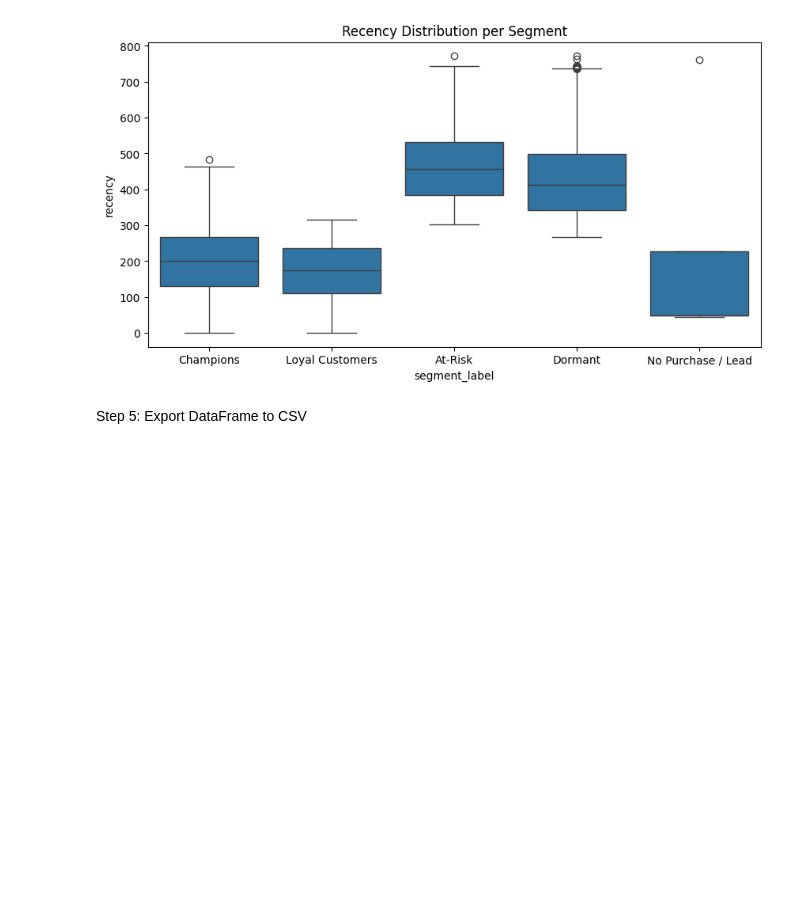
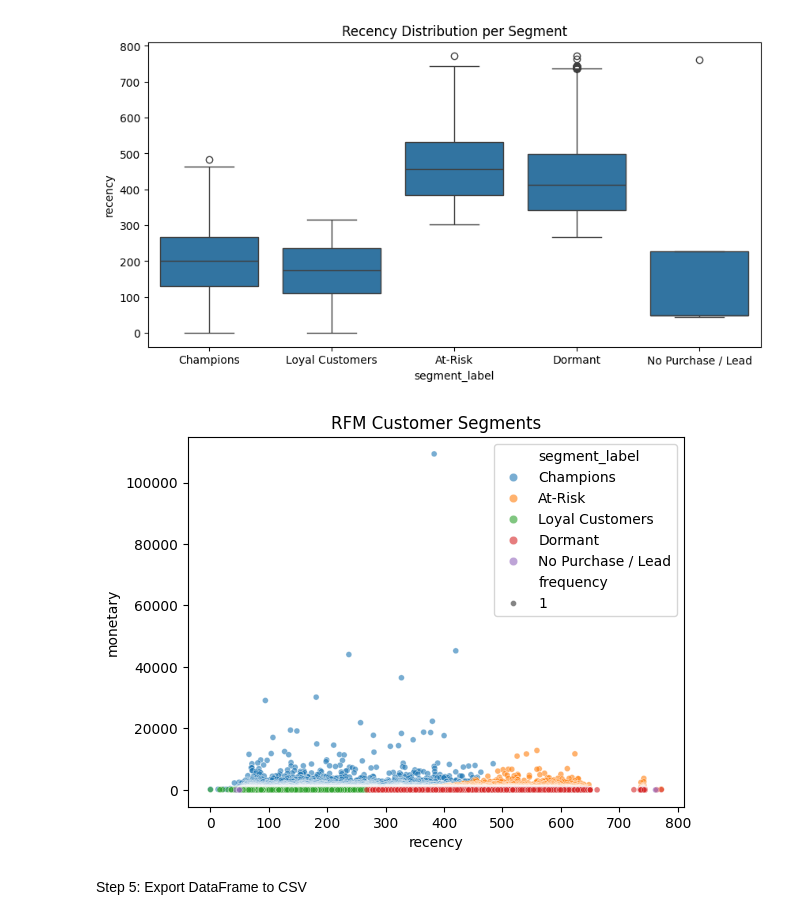
Before and after one commit to onatolumayowa/customer_segmentation, a Jupyter notebook: notebooks/rfm_analysis_and_kmeans_clustering.ipynb, the cells around one changed output. Saved outputs shown, nothing was run; the diff lists cells and outputs as text; code cells hidden in the pictures; blank space fills up the shorter version.

```diff
--- a/notebooks/rfm_analysis_and_kmeans_clustering.ipynb
+++ b/notebooks/rfm_analysis_and_kmeans_clustering.ipynb
@@ -310,6 +310,13 @@ plt.savefig('../assets/recency_dist_per_segment.png', bbox_inches='tight', dpi=3
 plt.show()
 # %% [output]
 [figure]
+# %%
+sns.scatterplot(data=rfm, x='recency', y='monetary', hue='segment_label', size='frequency', alpha=0.6)
+plt.title("RFM Customer Segments")
+plt.savefig('../assets/RFM_customer_segments.png', bbox_inches='tight', dpi=300)
+plt.show()
+# %% [output]
+[figure, added]
 # %% [markdown]
 Step 5: Export DataFrame to CSV
 # %%
```
Also changed, not shown: 1 other file.
